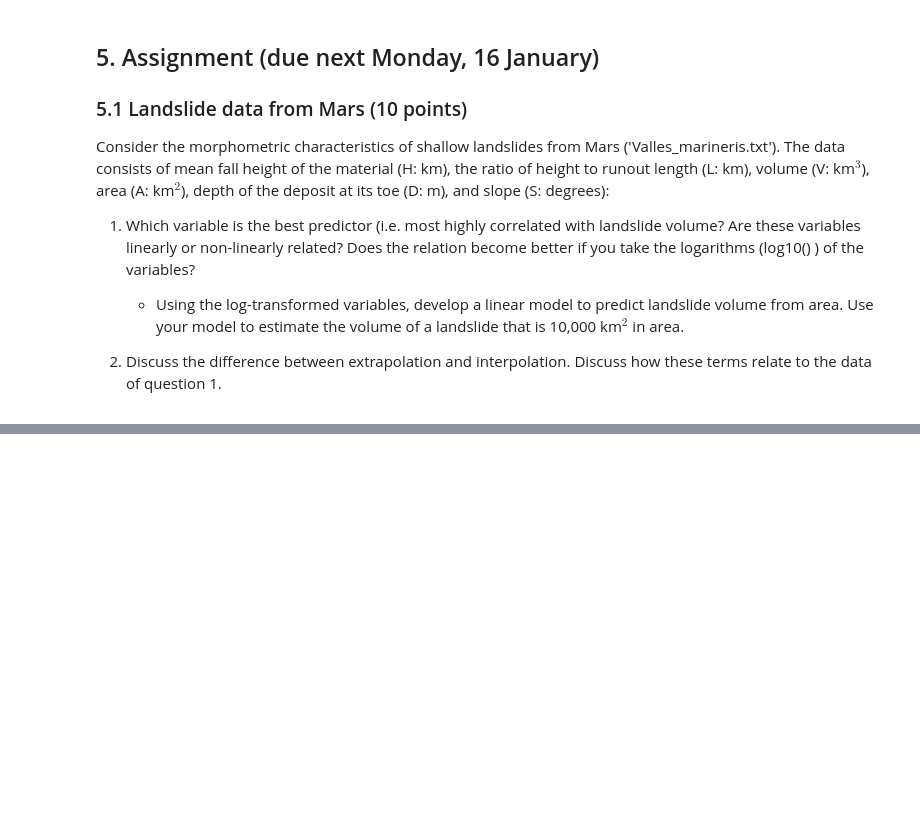
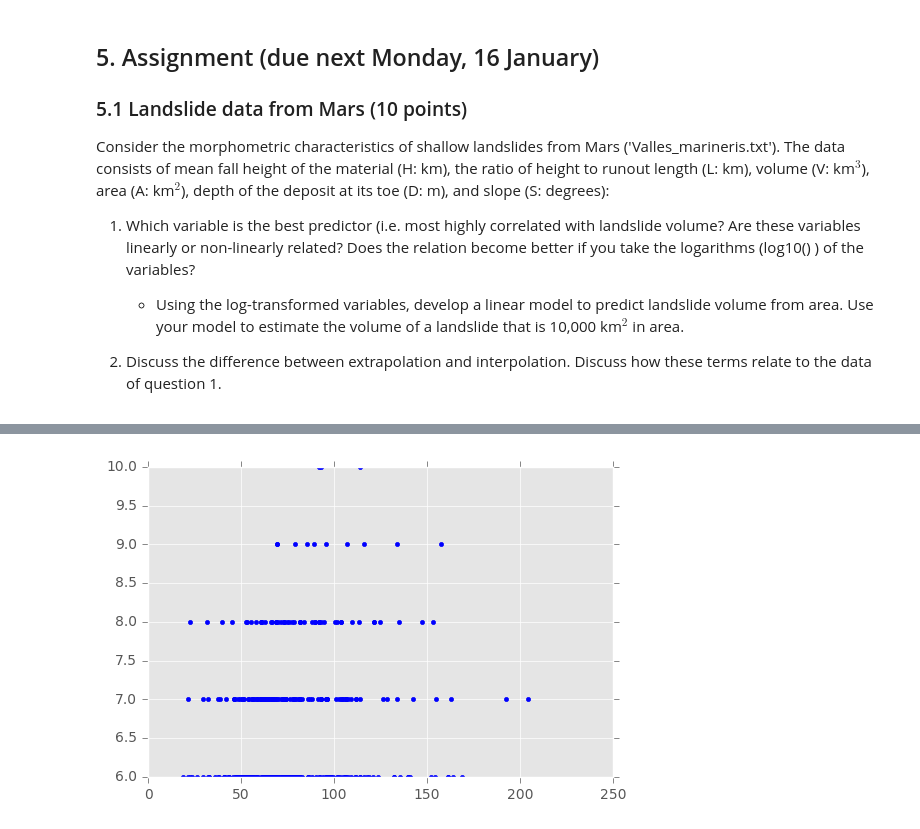
Before and after one commit to bmenounos/geog311_lab1, a Jupyter notebook: geog311_lab1.ipynb, the cells around one changed output, grey strips where cells are left out. Cells and saved outputs as stored; diff of their text form; code cells hidden in the pictures; blank space fills up the shorter version.

```diff
--- a/geog311_lab1.ipynb
+++ b/geog311_lab1.ipynb
@@ -325,0 +384,19 @@ plt.show()
+# %%
+#What is the relation between topography and ppt?
+
+## disregard any data over the ocean. Do you understand what this line does?
+
+
+ppt1day[elev < 0] = np.nan
+lhazard[elev < 0] = np.nan
+
+## need to change 2D data arrays into 1D (easy by using the ravel command)
+ppt1D = ppt1day.ravel()
+elev1D = elev.ravel()
+lhazard1D = lhazard.ravel()
+
+## now plot
+plt.plot(ppt1D, lhazard1D, 'b.')
+plt.show()
+# %% [output]
+[figure, added]
```
Also changed, not shown: parts of 12 cells of this notebook.
